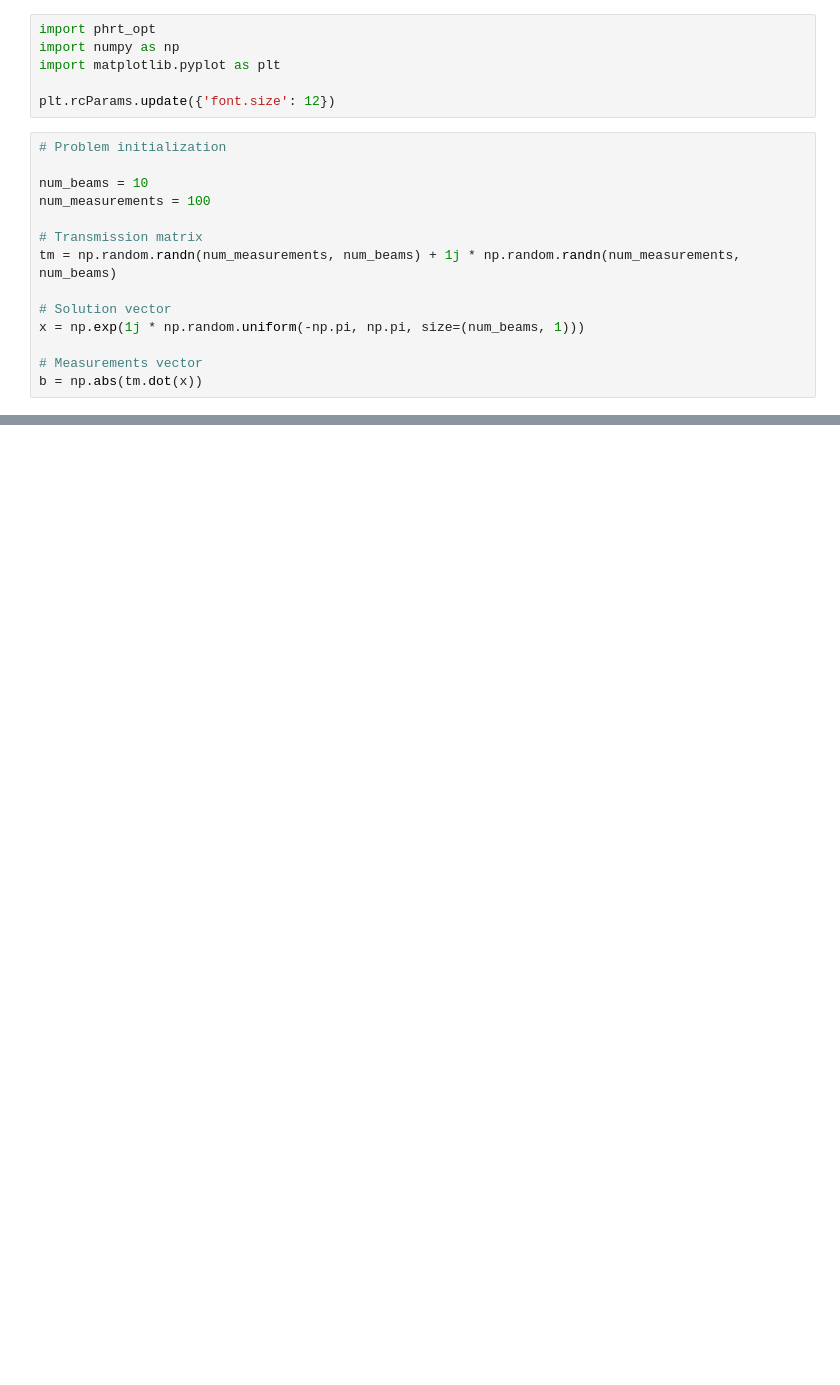
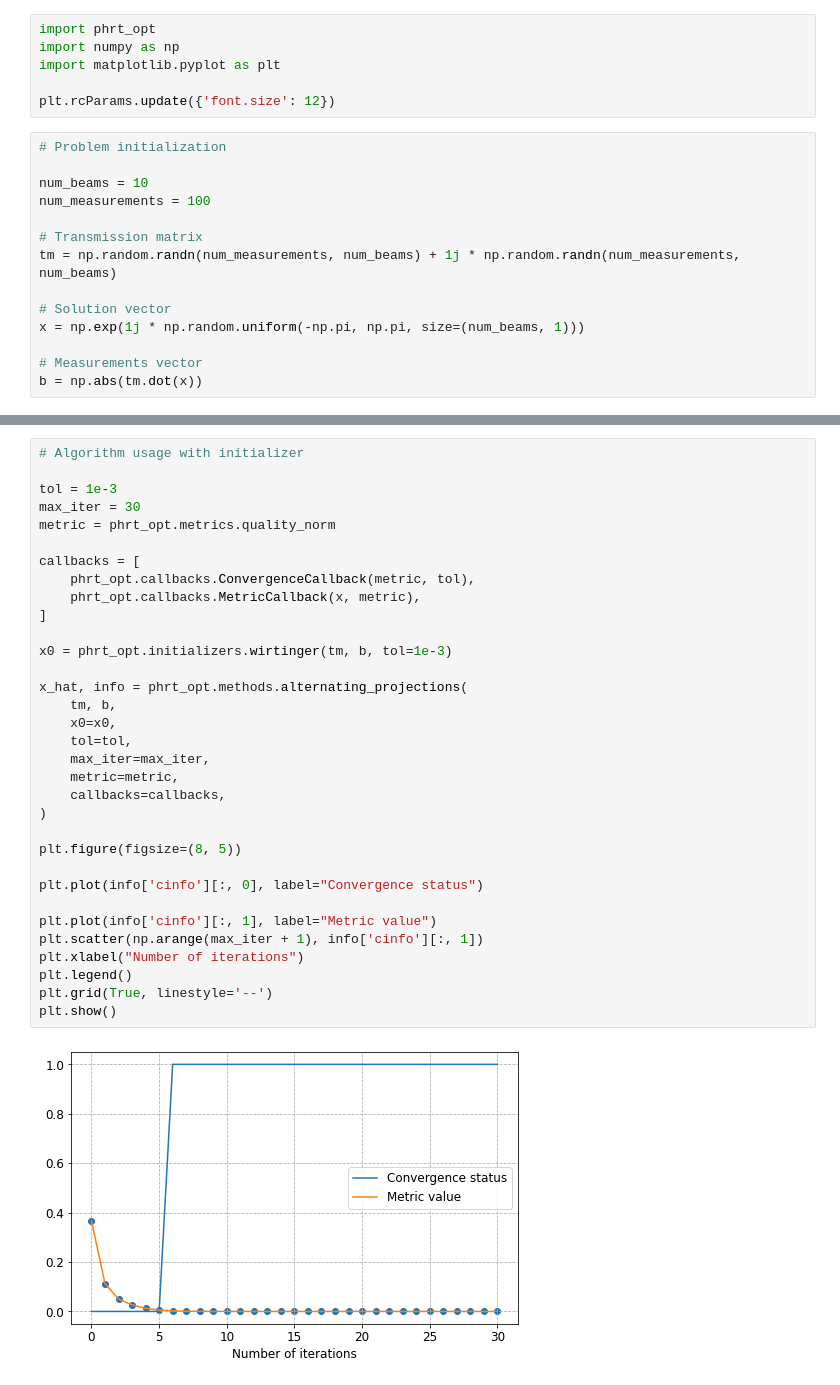
Before and after one commit to shaxov/phrt_opt, a Jupyter notebook: examples/Alternating projections.ipynb, the cells around one changed output, grey strips where cells are left out. Drawn from its saved outputs; the diff is of its cells as text; blank space fills up the shorter version.

Commit message:
Example notebook for AP was updated (wirtinger initializer usage).

```diff
--- a/examples/Alternating projections.ipynb
+++ b/examples/Alternating projections.ipynb
@@ -61,0 +62,35 @@ plt.show()
+# %%
+# Algorithm usage with initializer
+
+tol = 1e-3
+max_iter = 30
+metric = phrt_opt.metrics.quality_norm
+
+callbacks = [
+    phrt_opt.callbacks.ConvergenceCallback(metric, tol),
+    phrt_opt.callbacks.MetricCallback(x, metric),
+]
+
+x0 = phrt_opt.initializers.wirtinger(tm, b, tol=1e-3)
+
+x_hat, info = phrt_opt.methods.alternating_projections(
+    tm, b,
+    x0=x0,
+    tol=tol,
+    max_iter=max_iter,
+    metric=metric,
+    callbacks=callbacks,
+)
+
+plt.figure(figsize=(8, 5))
+
+plt.plot(info['cinfo'][:, 0], label="Convergence status")
+
+plt.plot(info['cinfo'][:, 1], label="Metric value")
+plt.scatter(np.arange(max_iter + 1), info['cinfo'][:, 1])
+plt.xlabel("Number of iterations")
+plt.legend()
+plt.grid(True, linestyle='--')
+plt.show()
+# %% [output]
+[figure, added]
```
Also changed, not shown: parts of 2 cells of this notebook.
